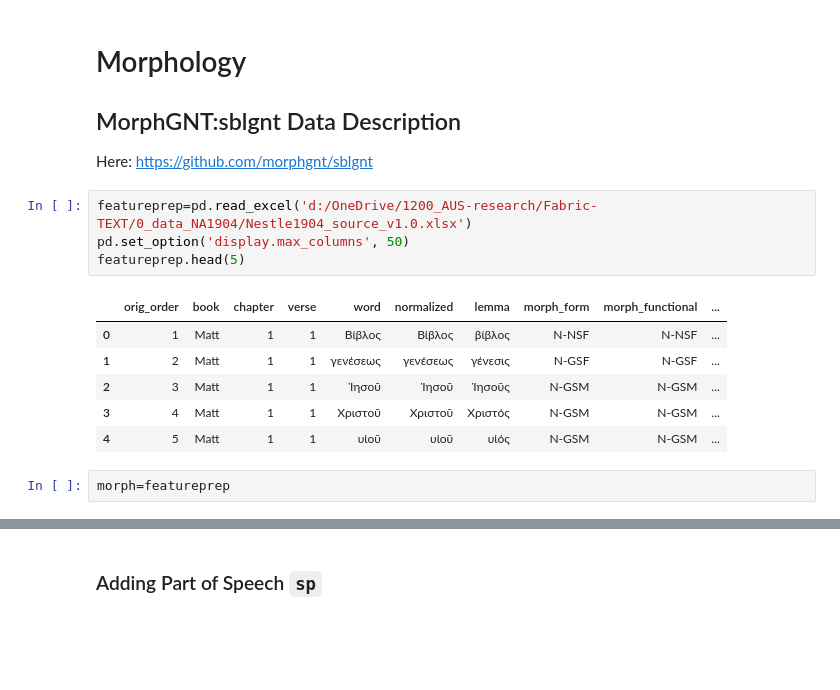
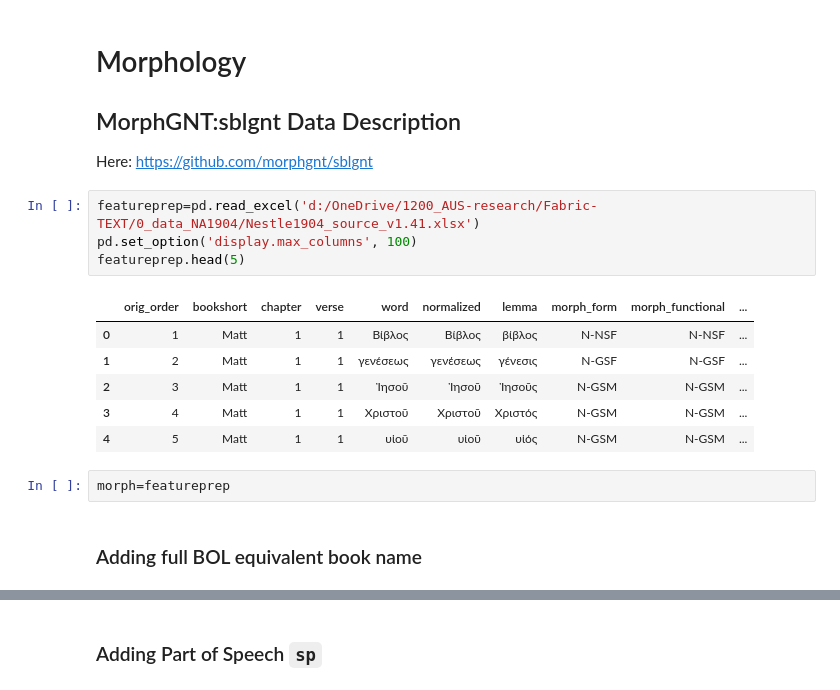
Before and after one commit to CenterBLC/NA, a Jupyter notebook: programs/NA1904 TF feature production.ipynb, the cells around one changed output, grey strips where cells are left out. Drawn from its saved outputs; the diff is of its cells as text; blank space fills up the shorter version.

```diff
--- a/programs/NA1904 TF feature production.ipynb
+++ b/programs/NA1904 TF feature production.ipynb
@@ -493,11 +522,11 @@ g_cons_utf8=γηlex_utf8=γῆmorphology=N.ASFtranslit_SBL=gēnword=γῆν
 ## MorphGNT:sblgnt Data Description
 Here: https://github.com/morphgnt/sblgnt
 # %%
-featureprep=pd.read_excel('d:/OneDrive/1200_AUS-research/Fabric-TEXT/0_data_NA1904/Nestle1904_source_v1.0.xlsx')
-pd.set_option('display.max_columns', 50)
+featureprep=pd.read_excel('d:/OneDrive/1200_AUS-research/Fabric-TEXT/0_data_NA1904/Nestle1904_source_v1.41.xlsx')
+pd.set_option('display.max_columns', 100)
 featureprep.head(5)
 # %% [output]
-|  | orig_order | book | chapter | verse | word | normalized | lemma | morph_form | morph_functional | ... |
+|  | orig_order | bookshort | chapter | verse | word | normalized | lemma | morph_form | morph_functional | ... |
 | 0 | 1 | Matt | 1 | 1 | Βίβλος | Βίβλος | βίβλος | N-NSF | N-NSF | ... |
 | 1 | 2 | Matt | 1 | 1 | γενέσεως | γενέσεως | γένεσις | N-GSF | N-GSF | ... |
 | 2 | 3 | Matt | 1 | 1 | Ἰησοῦ | Ἰησοῦ | Ἰησοῦς | N-GSM | N-GSM | ... |
@@ -505,3 +534,5 @@ featureprep.head(5)
 | 4 | 5 | Matt | 1 | 1 | υἱοῦ | υἱοῦ | υἱός | N-GSM | N-GSM | ... |
 # %%
 morph=featureprep
+# %% [markdown]
+### Adding full BOL equivalent book name
```
Also changed, not shown: parts of 26 cells of this notebook.
